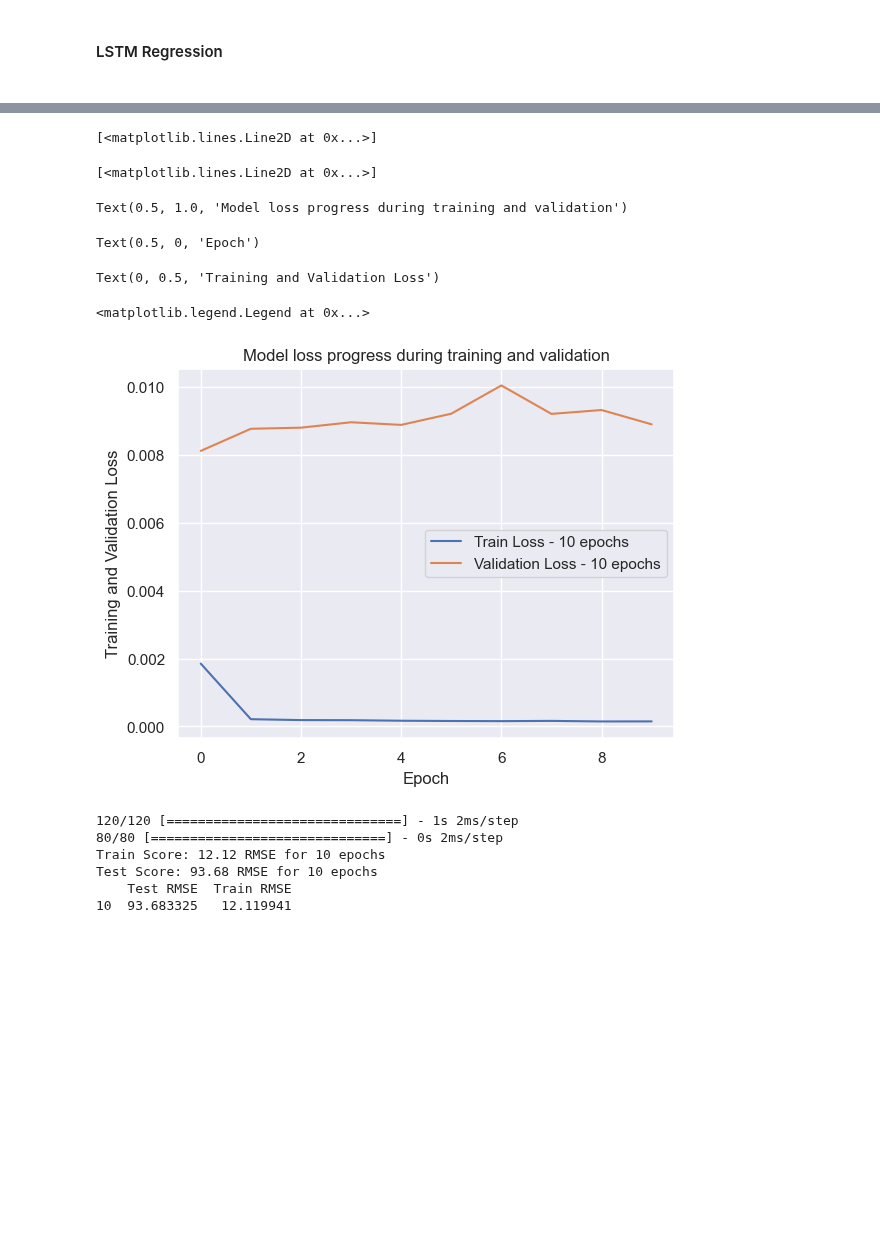
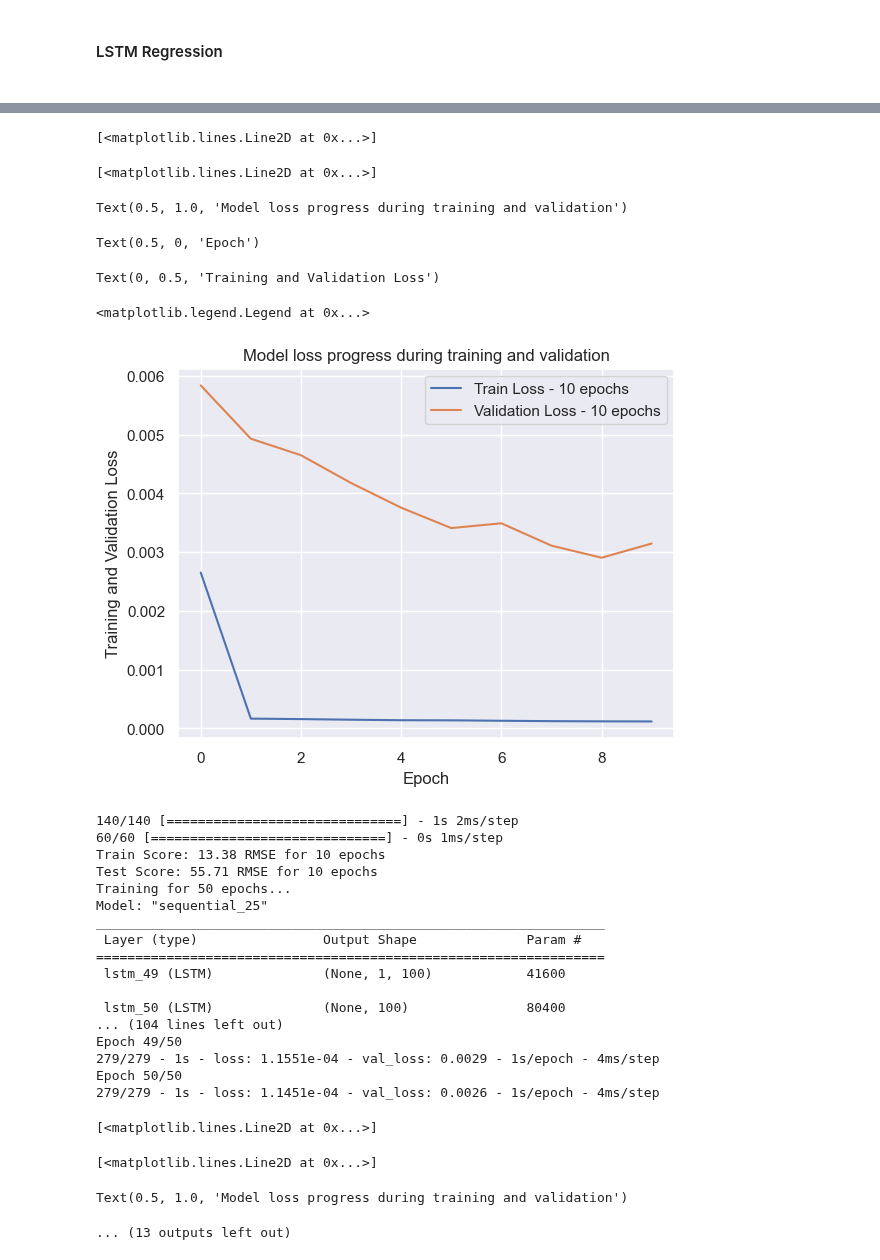
Before and after one commit to aloysiuswjw/Cost-Rate-Analysis, a Jupyter notebook: main_month.ipynb, the cells around one changed output, grey strips where cells are left out. Drawn from its saved outputs; the diff is of its cells as text; code cells hidden in the pictures; blank space fills up the shorter version.

```diff
--- a/main_month.ipynb
+++ b/main_month.ipynb
@@ -265,11 +265,10 @@ def create_dataset(dataset, look_back=1):
         dataY.append(dataset[i + look_back, 0])
     return np.array(dataX), np.array(dataY)
 
+def create_LSTM_model(trainX, trainY, testX, testY, epochs):
     model = Sequential()
-    model.add(LSTM(4, return_sequences=True, input_shape=(trainX.shape[1], trainX.shape[2]), activation='tanh', recurrent_activation='hard_sigmoid'))
-    model.add(Dropout(0.3))
-    model.add(LSTM(4, activation='tanh', return_sequences=True))
-    model.add(Dropout(0.3))
+    model.add(LSTM(100, return_sequences=True, input_shape=(trainX.shape[1], trainX.shape[2]), activation='tanh', recurrent_activation='hard_sigmoid'))
+    model.add(LSTM(100, activation='tanh'))
     model.add(Dense(1))
     model.compile(loss='mean_squared_error', optimizer='adam')
     model.summary()
@@ -293,7 +292,7 @@ scaler = MinMaxScaler(feature_range=(0, 1))
 dataset = scaler.fit_transform(df_interpolated['RATE'].values.reshape(-1,1))
 
 # Split into train and test sets
-train_size = int(len(dataset) * 0.6)
+train_size = int(len(dataset) * 0.70)
 test_size = len(dataset) - train_size
 train, test = dataset[0:train_size,:], dataset[train_size:len(dataset),:]
 
@@ -306,7 +305,7 @@ testX, testY = create_dataset(test, look_back)
 trainX = np.reshape(trainX, (trainX.shape[0], 1, trainX.shape[1]))
 testX = np.reshape(testX, (testX.shape[0], 1, testX.shape[1]))
 
-epochs_list = [10]
+epochs_list = [10, 50, 100]
 
 rmse_results = {}
 
@@ -370,13 +369,28 @@ Epoch 10/10
 [<matplotlib.lines.Line2D at 0x...>]
 [<matplotlib.lines.Line2D at 0x...>]
 Text(0.5, 1.0, 'Model loss progress during training and validation')
 Text(0.5, 0, 'Epoch')
 Text(0, 0.5, 'Training and Validation Loss')
 <matplotlib.legend.Legend at 0x...>
-[figure, old version]
+[figure, new version]
-120/120 [==============================] - 1s 2ms/step
-80/80 [==============================] - 0s 2ms/step
-Train Score: 12.12 RMSE for 10 epochs
-Test Score: 93.68 RMSE for 10 epochs
-    Test RMSE  Train RMSE
-10  93.683325   12.119941
+140/140 [==============================] - 1s 2ms/step
+60/60 [==============================] - 0s 1ms/step
+Train Score: 13.38 RMSE for 10 epochs
+Test Score: 55.71 RMSE for 10 epochs
+Training for 50 epochs...
+Model: "sequential_25"
+_________________________________________________________________
+ Layer (type)                Output Shape              Param #
+=================================================================
+ lstm_49 (LSTM)              (None, 1, 100)            41600
+
+ lstm_50 (LSTM)              (None, 100)               80400
+... (104 lines left out)
+Epoch 49/50
+279/279 - 1s - loss: 1.1551e-04 - val_loss: 0.0029 - 1s/epoch - 4ms/step
+Epoch 50/50
+279/279 - 1s - loss: 1.1451e-04 - val_loss: 0.0026 - 1s/epoch - 4ms/step
+[<matplotlib.lines.Line2D at 0x...>]
+[<matplotlib.lines.Line2D at 0x...>]
+Text(0.5, 1.0, 'Model loss progress during training and validation')
+... (13 outputs left out)
```
Also changed, not shown: parts of 4 cells of this notebook, 1 other file.
